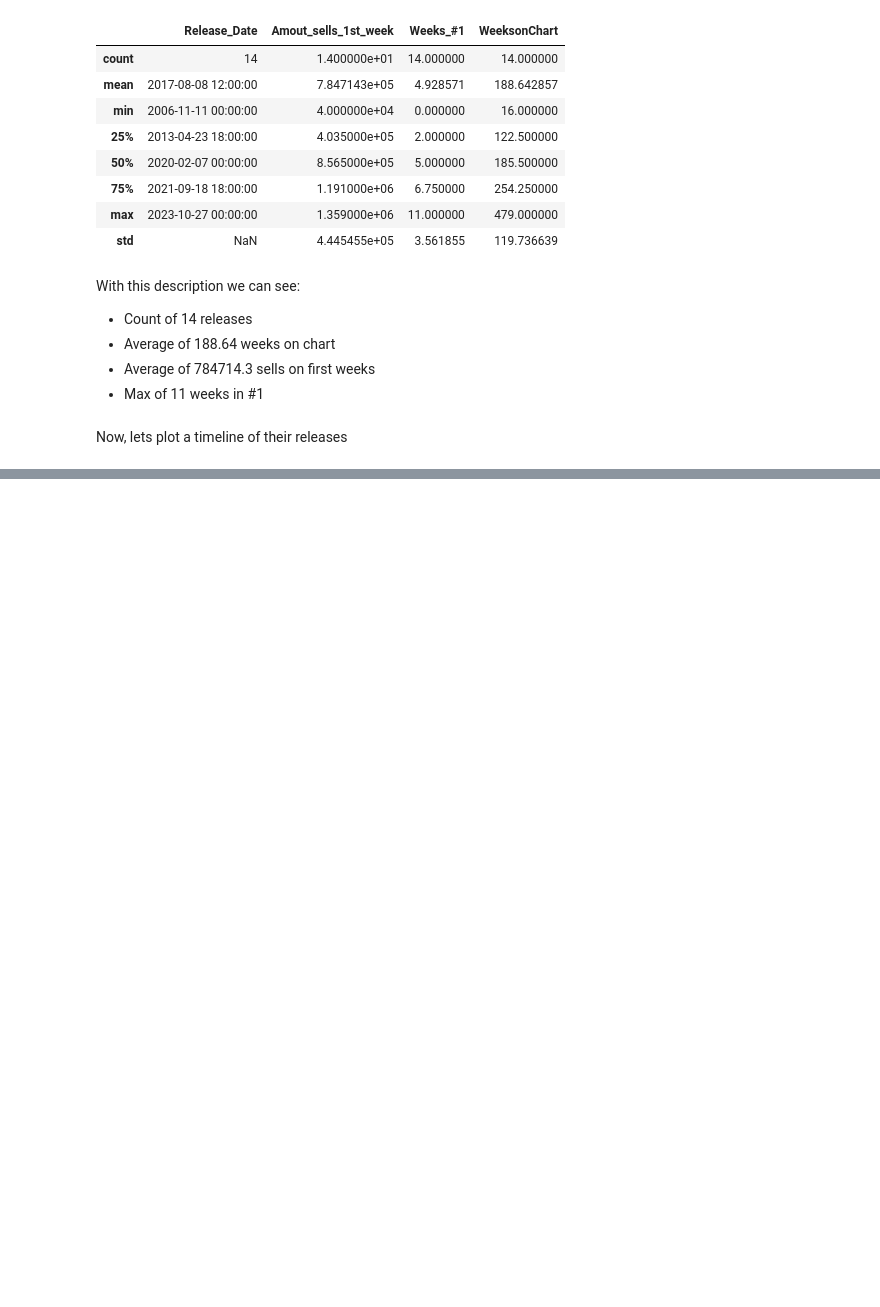
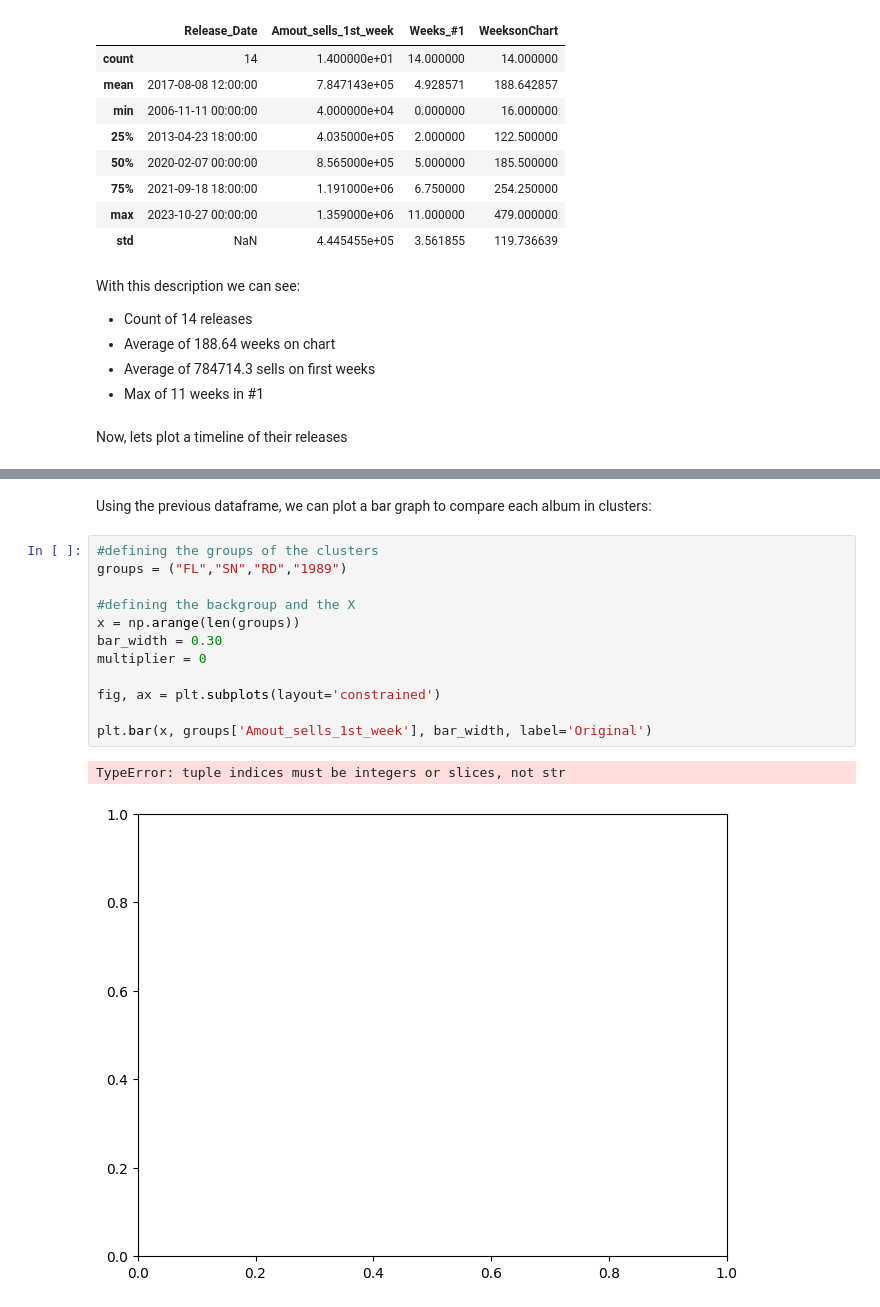
Before and after one commit to vaugsss/DataScience, a Jupyter notebook: TaylorSwiftDataframe.ipynb, the cells around one changed output, grey strips where cells are left out. Saved outputs shown, nothing was run; the diff lists cells and outputs as text; blank space fills up the shorter version.

```diff
--- a/TaylorSwiftDataframe.ipynb
+++ b/TaylorSwiftDataframe.ipynb
@@ -131,0 +152,17 @@ Let's do some comparison for example of the RED album
+# %% [markdown]
+Using the previous dataframe, we can plot a bar graph to compare each album in clusters:
+# %%
+#defining the groups of the clusters
+groups = ("FL","SN","RD","1989")
+
+#defining the backgroup and the X
+x = np.arange(len(groups))
+bar_width = 0.30
+multiplier = 0
+
+fig, ax = plt.subplots(layout='constrained')
+
+plt.bar(x, groups['Amout_sells_1st_week'], bar_width, label='Original')
+# %% [output]
+TypeError: tuple indices must be integers or slices, not str
+[figure, added]
```
Also changed, not shown: parts of 4 cells of this notebook.
